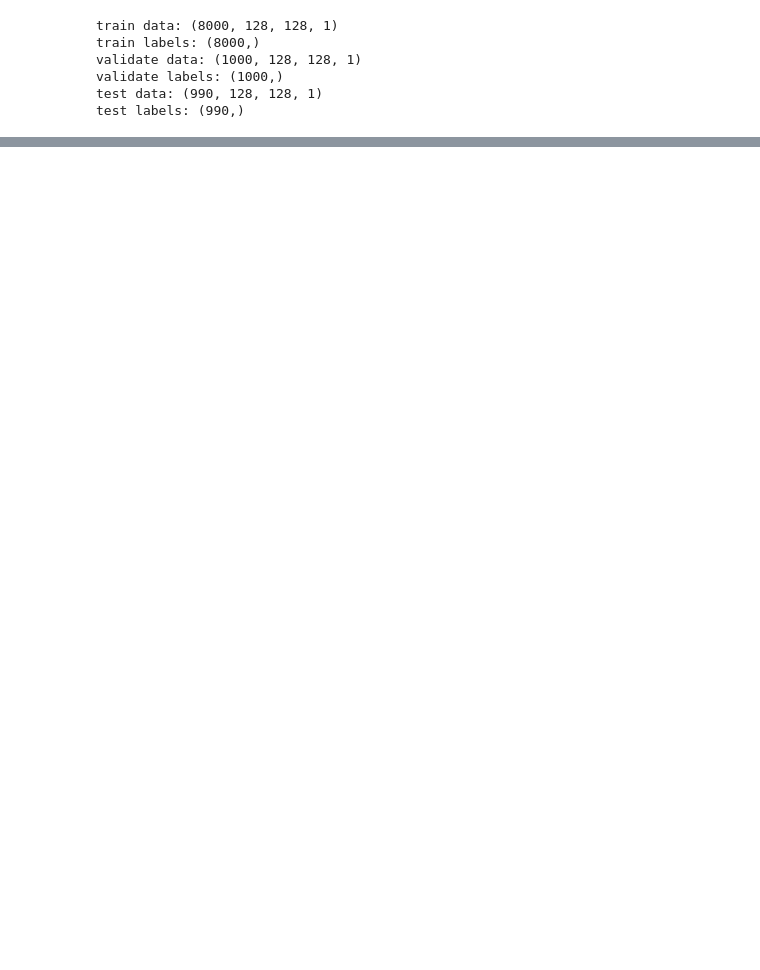
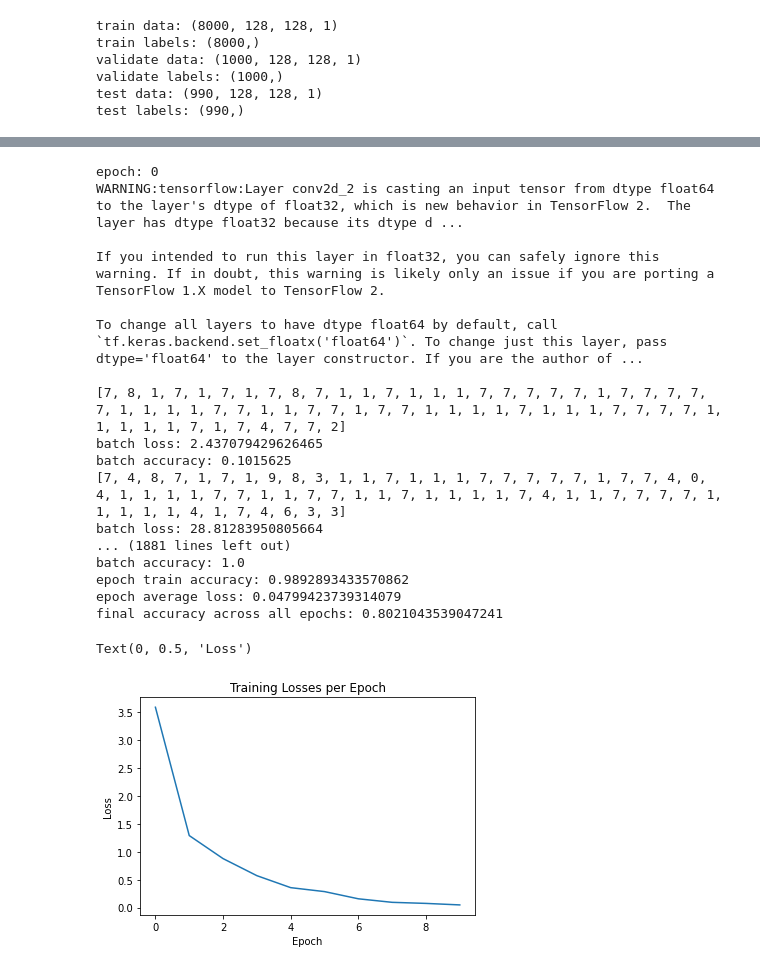
Before and after one commit to guoclara/the-sound-of-music, a Jupyter notebook: scripts/final_project.ipynb, the cells around one changed output, grey strips where cells are left out. Drawn from its saved outputs; the diff is of its cells as text; code cells hidden in the pictures; blank space fills up the shorter version.

```diff
--- a/scripts/final_project.ipynb
+++ b/scripts/final_project.ipynb
@@ -374,0 +399,76 @@ TypeError: ignored
+# %%
+# Train MaskedCNN model
+
+def train(model, train_data, train_labels):
+  """
+  Run through a single epoch on train set
+  :return: list of batch losses and average train accuracy across all batches
+  """
+  # Set model hyperparameters
+  bsz = model.batch_sz = 128
+  model.hlayer_sz = 1024
+
+  train_loss = []
+  train_accuracy = []
+  for start, end in zip(range(0, len(train_data) - bsz, bsz), range(bsz, len(train_data), bsz)):
+    batched_train = tf.convert_to_tensor(train_data[start:end, :, :, :])
+    batched_labels = tf.convert_to_tensor(train_labels[start:end])
+
+    with tf.GradientTape() as tape:
+      logits, activations, filter_categories  = model.call(batched_train, batched_labels)
+      batch_loss = model.loss_func(logits, batched_labels)
+      train_loss.append(batch_loss)
+      print(f"batch loss: {batch_loss}")
+
+    batch_accuracy = model.accuracy_func(logits, batched_labels)
+    train_accuracy.append(batch_accuracy)
+    print(f"batch accuracy: {batch_accuracy}")
+
+    gradients = tape.gradient(batch_loss, model.trainable_variables)
+    model.optimizer.apply_gradients(zip(gradients,model.trainable_variables))
+
+  accuracy = tf.reduce_mean(train_accuracy)
+  return train_loss, accuracy
+
+# Call train
+# NOTE: training for 10 epochs
+epoch_losses = []
+epoch_accuracies = []
+for i in range(10):
+  print(f"epoch: {i}")
+  losses, accuracy = train(mask_model, train_data, train_labels)
+  avg_loss = tf.reduce_mean(losses) # Average losses across all batches
+  epoch_losses.append(avg_loss)
+  epoch_accuracies.append(accuracy)
+  print(f"epoch train accuracy: {accuracy}")
+  print(f"epoch average loss: {avg_loss}")
+
+final_accuracy = tf.reduce_mean(epoch_accuracies)
+print(f"final accuracy across all epochs: {final_accuracy}")
+
+# Uncomment to visualize train losses
+x = [i for i in range(10)]
+plt.plot(x, epoch_losses)
+plt.title("Training Losses per Epoch")
+plt.xlabel("Epoch")
+plt.ylabel("Loss")
+# %% [output]
+epoch: 0
+WARNING:tensorflow:Layer conv2d_2 is casting an input tensor from dtype float64 to the layer's dtype of float32, which is new behavior in TensorFlow 2.  The layer has dtype float32 because its dtype d ...
+
+If you intended to run this layer in float32, you can safely ignore this warning. If in doubt, this warning is likely only an issue if you are porting a TensorFlow 1.X model to TensorFlow 2.
+
+To change all layers to have dtype float64 by default, call `tf.keras.backend.set_floatx('float64')`. To change just this layer, pass dtype='float64' to the layer constructor. If you are the author of ...
+
+[7, 8, 1, 7, 1, 7, 1, 7, 8, 7, 1, 1, 7, 1, 1, 1, 7, 7, 7, 7, 7, 1, 7, 7, 7, 7, 7, 1, 1, 1, 1, 7, 7, 1, 1, 7, 7, 1, 7, 7, 1, 1, 1, 1, 7, 1, 1, 1, 7, 7, 7, 7, 1, 1, 1, 1, 1, 7, 1, 7, 4, 7, 7, 2]
+batch loss: 2.437079429626465
+batch accuracy: 0.1015625
+[7, 4, 8, 7, 1, 7, 1, 9, 8, 3, 1, 1, 7, 1, 1, 1, 7, 7, 7, 7, 7, 1, 7, 7, 4, 0, 4, 1, 1, 1, 1, 7, 7, 1, 1, 7, 7, 1, 1, 7, 1, 1, 1, 1, 7, 4, 1, 1, 7, 7, 7, 7, 1, 1, 1, 1, 1, 4, 1, 7, 4, 6, 3, 3]
+batch loss: 28.81283950805664
+... (1881 lines left out)
+batch accuracy: 1.0
+epoch train accuracy: 0.9892893433570862
+epoch average loss: 0.04799423739314079
+final accuracy across all epochs: 0.8021043539047241
+Text(0, 0.5, 'Loss')
+[figure, added]
```
Also changed, not shown: parts of 39 cells of this notebook.
